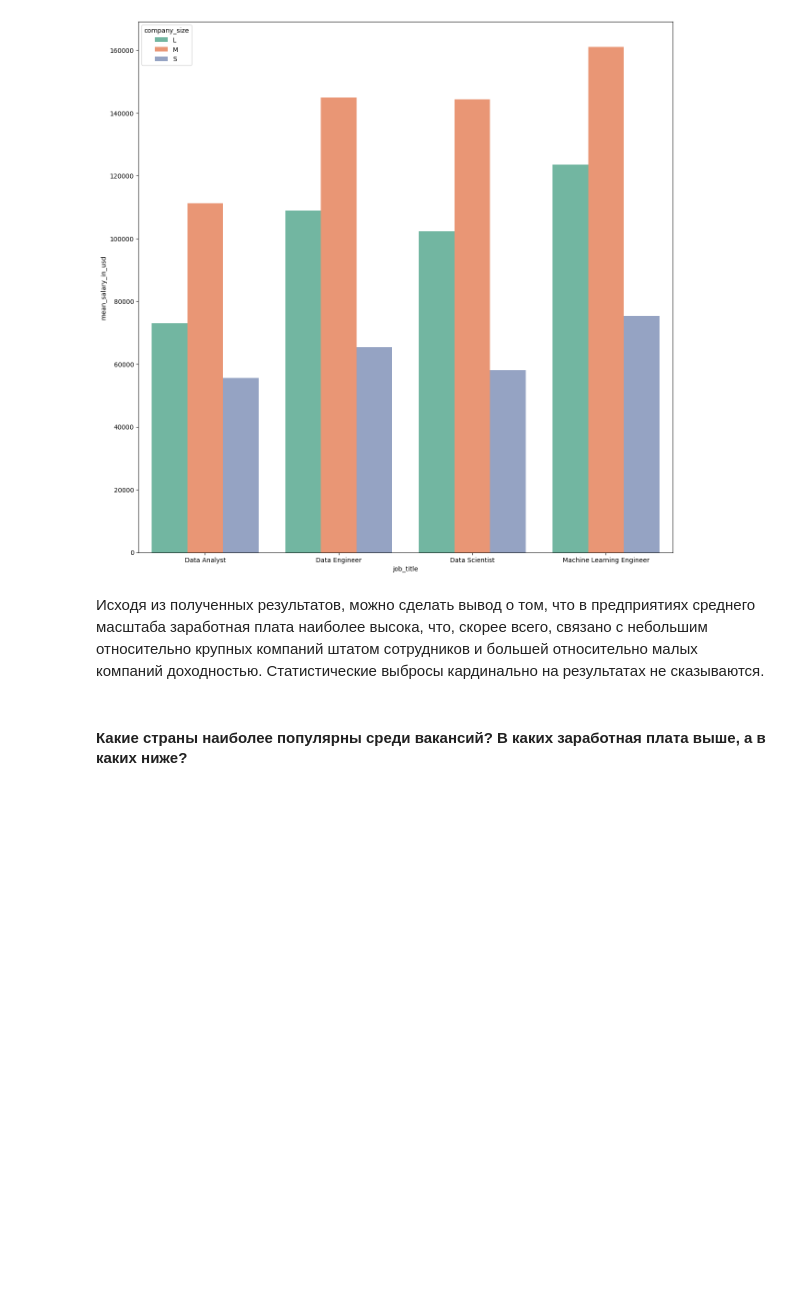
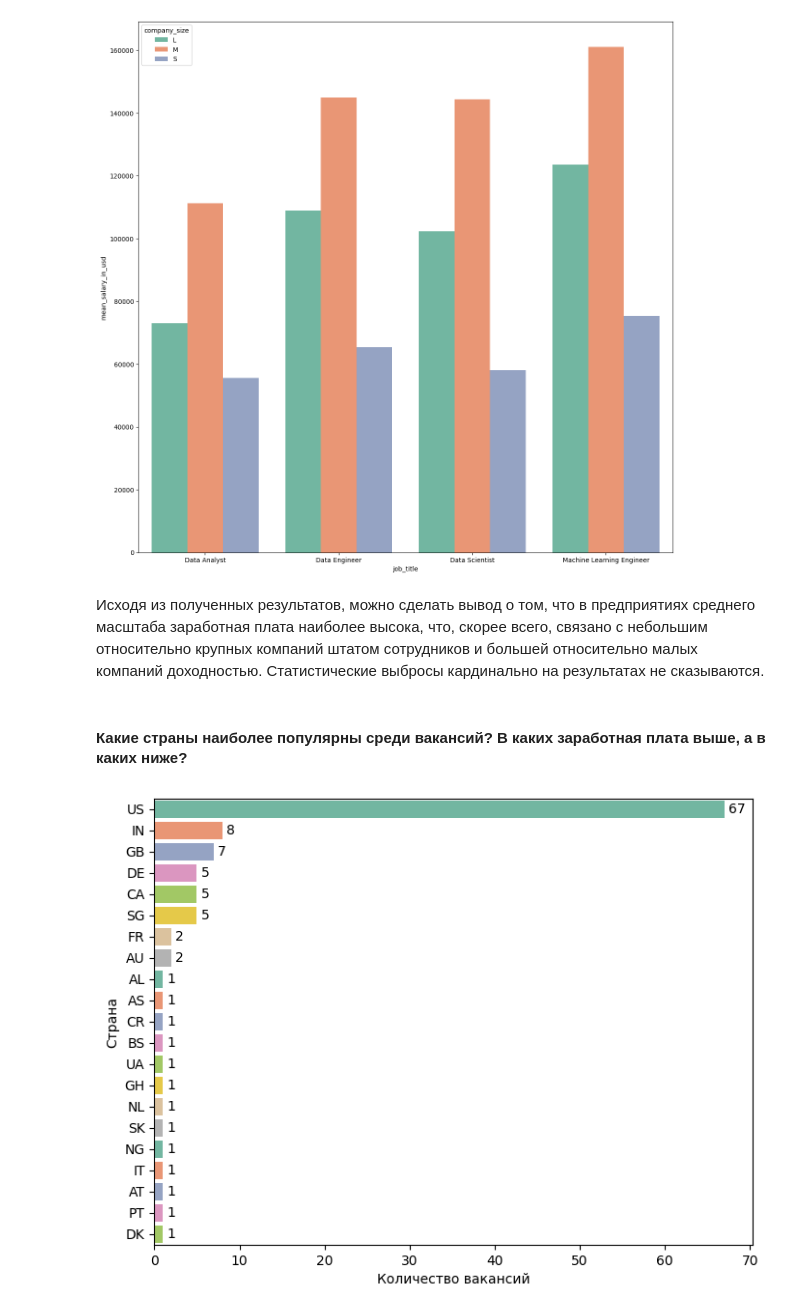
Before and after one commit to selvnv/subtasks, a Jupyter notebook: exploreDataScienceSalaries/exploreDataset.ipynb, the cells around one changed output. Drawn from its saved outputs; the diff is of its cells as text; code cells hidden in the pictures; blank space fills up the shorter version.

```diff
--- a/exploreDataScienceSalaries/exploreDataset.ipynb
+++ b/exploreDataScienceSalaries/exploreDataset.ipynb
@@ -250,3 +263,21 @@ plt.show()
 Исходя из полученных результатов, можно сделать вывод о том, что в предприятиях среднего масштаба заработная плата наиболее высока, что, скорее всего, связано с небольшим относительно крупных компаний штатом сотрудников и большей относительно малых компаний доходностью. Статистические выбросы кардинально на результатах не сказываются.
 # %% [markdown]
 #### Какие страны наиболее популярны среди вакансий? В каких заработная плата выше, а в каких ниже?
+# %%
+# Выполнить группировку по вакансиям и в каждой группе определить моду (самое частое значение)
+tmp = df.groupby(by=['job_title'])['company_location'].agg(pd.Series.mode).to_frame('pop_countries').reset_index()
+
+# Т.к. может быть несколько частых значений - разворачиваем все списки в столбце pop_countries
+countries_exploded = tmp['pop_countries'].explode().to_frame('pop_countries')
+countries_freq = countries_exploded['pop_countries'].value_counts()
+
+plt.figure(figsize=(8, 6))
+country_barplot = sns.barplot(x=countries_freq, y=countries_freq.index, hue=countries_freq.index, palette='Set2')
+# Добавление значений для отображения всех значений у столбцов графика
+# Необходимо из-за использования параметра hue
+for container in country_barplot.containers:
+    country_barplot.bar_label(container, padding=3)
+country_barplot.set(xlabel='Количество вакансий', ylabel='Страна')
+plt.show()
+# %% [output]
+[figure, added]
```
Also changed, not shown: parts of 16 cells of this notebook.
